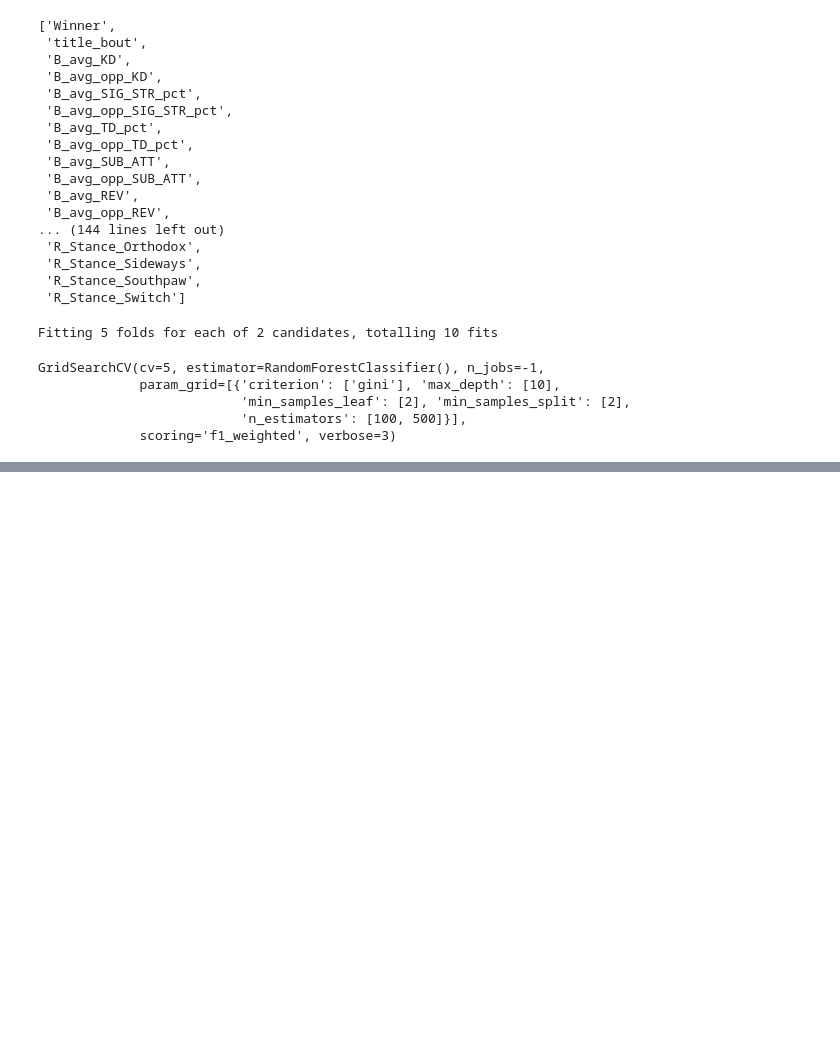
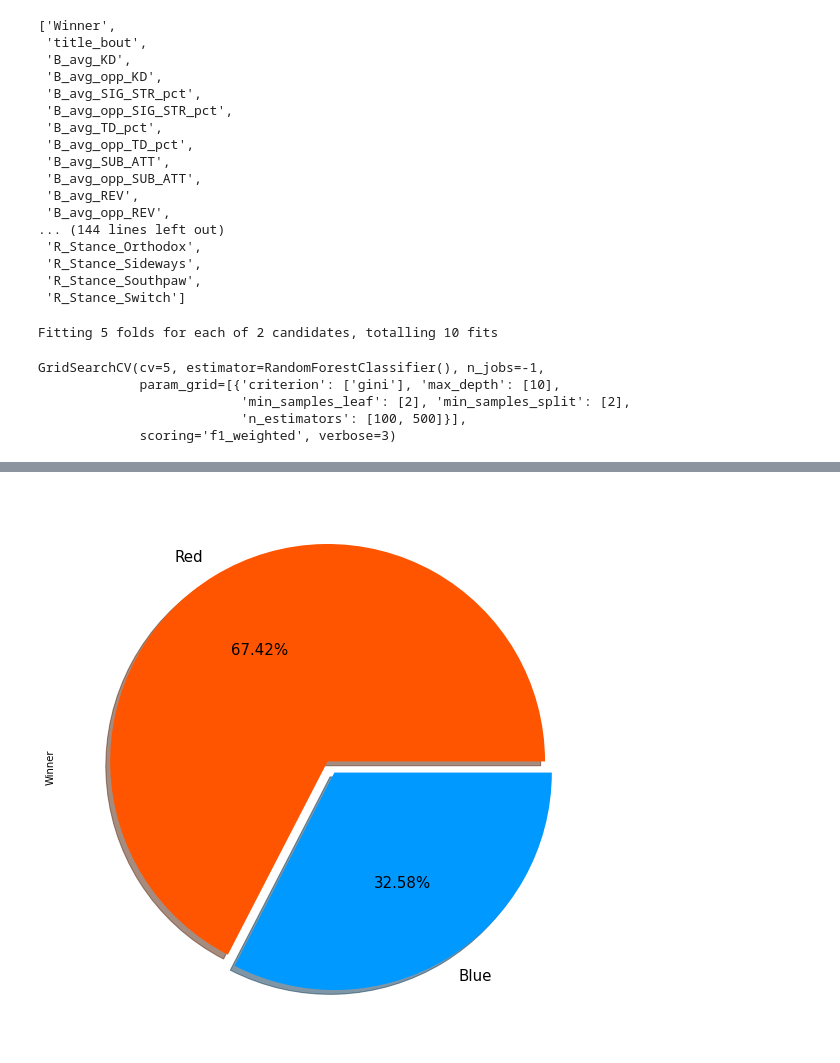
Before and after one commit to Lpshkn/Tutors, a Jupyter notebook: Practice/UFC-1993-2021/Base solution.ipynb, the cells around one changed output, grey strips where cells are left out. Drawn from its saved outputs; the diff is of its cells as text; code cells hidden in the pictures; blank space fills up the shorter version.

```diff
--- a/Practice/UFC-1993-2021/Base solution.ipynb
+++ b/Practice/UFC-1993-2021/Base solution.ipynb
@@ -175,0 +414,9 @@ R_Stance_Sideways 0.0
+# %%
+def get_color_winner(x):
+    if x['R_fighter'] == x['Winner']:
+        return 'Red'
+    elif x['B_fighter'] == x['Winner']:
+        return 'Blue'
+    return x
+
+raw_data['Winner'] = raw_data[['R_fighter', 'B_fighter', 'Winner']].apply(get_color_winner, axis=1)
@@ -175,0 +429,9 @@ R_Stance_Sideways 0.0
+# %%
+from matplotlib.colors import ListedColormap
+
+raw_data['Winner'].value_counts().plot.pie(explode=[0.03, 0.03], autopct='%1.2f%%', shadow=True,
+                                           figsize=(10, 10), fontsize=15,
+                                           colormap=ListedColormap(['#ff5500', '#0099ff']))
+plt.show()
+# %% [output]
+[figure, added]
```
Also changed, not shown: parts of 79 cells of this notebook, 1 other file.
